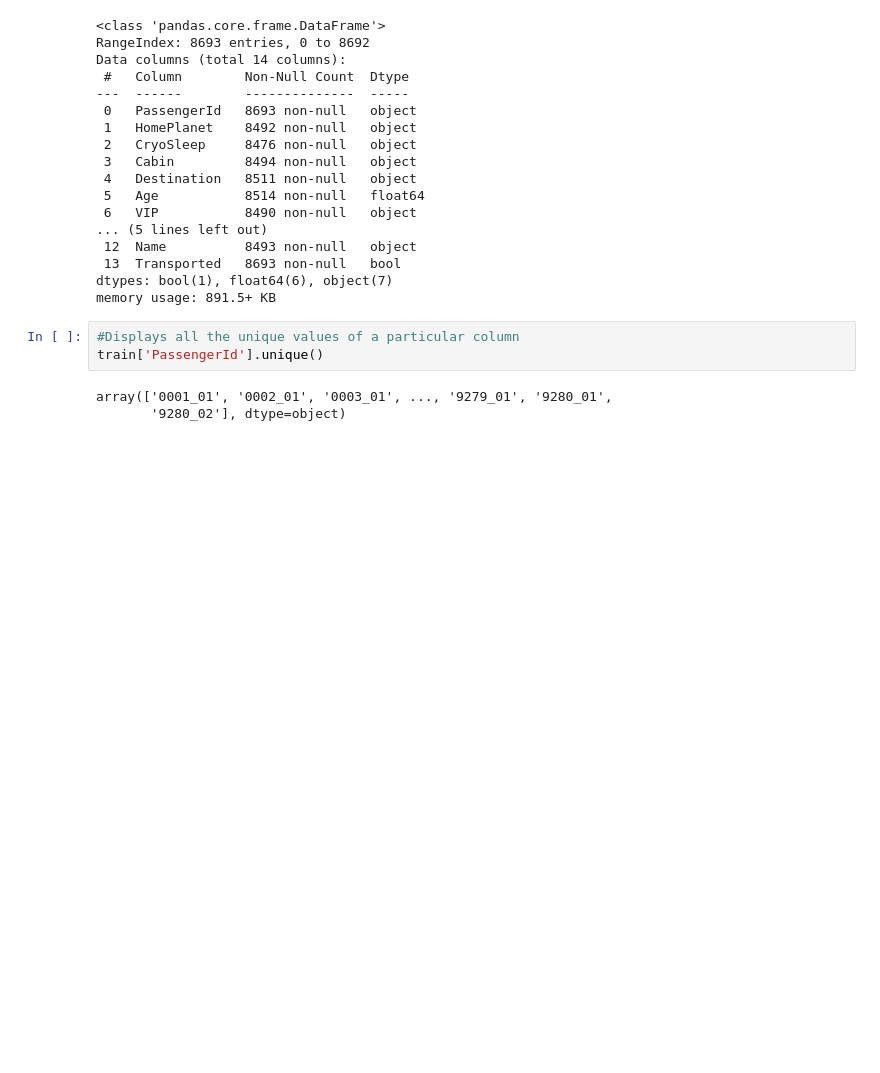
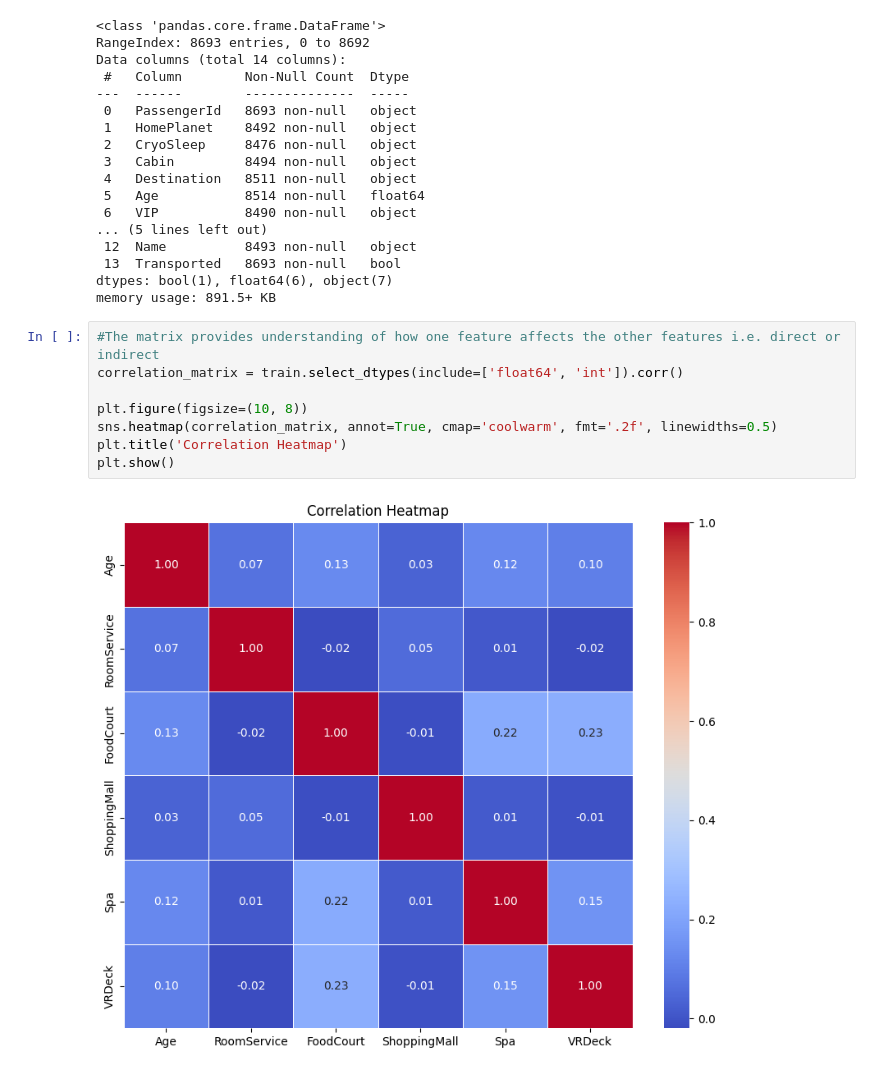
Before and after one commit to Jayanavya/Kaggle_Assignment_Group_2, a Jupyter notebook: Kaggle_Code.ipynb, the cells around one changed output. Cells and saved outputs as stored; diff of their text form; blank space fills up the shorter version.

```diff
--- a/Kaggle_Code.ipynb
+++ b/Kaggle_Code.ipynb
@@ -74,9 +109,13 @@ Data columns (total 14 columns):
  13  Transported   8693 non-null   bool
 dtypes: bool(1), float64(6), object(7)
 memory usage: 891.5+ KB
-# %%
-#Displays all the unique values of a particular column
-train['PassengerId'].unique()
-# %% [output]
-array(['0001_01', '0002_01', '0003_01', ..., '9279_01', '9280_01',
-       '9280_02'], dtype=object)
+# %%
+#The matrix provides understanding of how one feature affects the other features i.e. direct or indirect
+correlation_matrix = train.select_dtypes(include=['float64', 'int']).corr()
+
+plt.figure(figsize=(10, 8))
+sns.heatmap(correlation_matrix, annot=True, cmap='coolwarm', fmt='.2f', linewidths=0.5)
+plt.title('Correlation Heatmap')
+plt.show()
+# %% [output]
+[figure, added]
```
Also changed, not shown: parts of 14 cells of this notebook.
